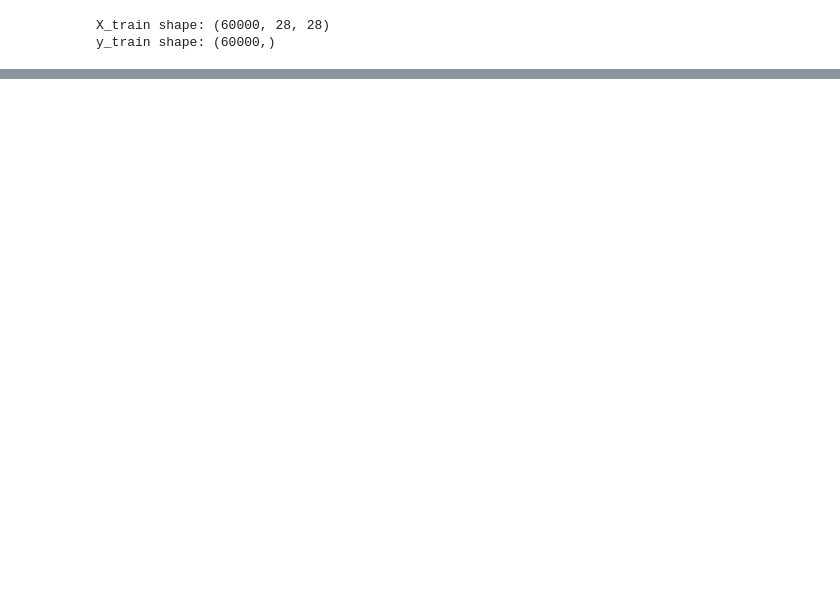
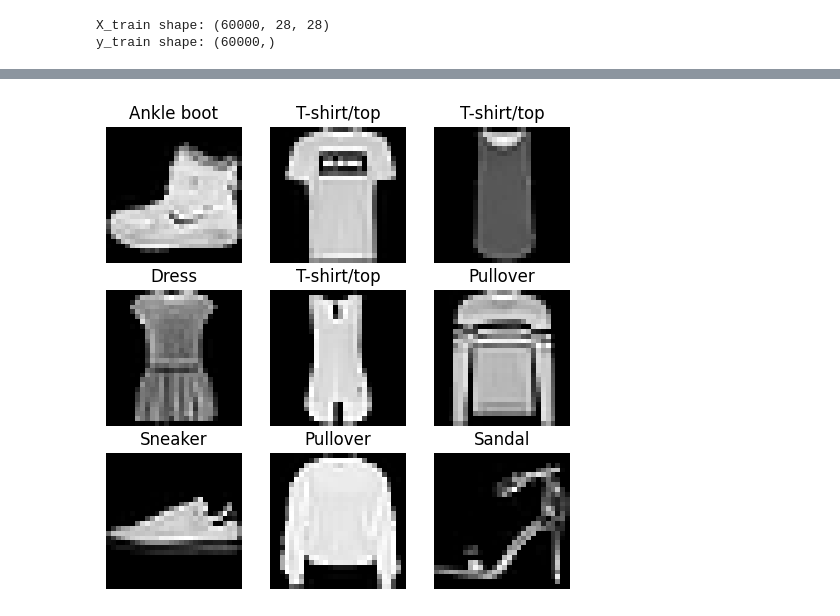
Before and after one commit to firdawss-Elhaddouchi/fashion-mnist-classification, a Jupyter notebook: notebook_class.ipynb, the cells around one changed output, grey strips where cells are left out. Cells and saved outputs as stored; diff of their text form; code cells hidden in the pictures; blank space fills up the shorter version.

```diff
--- a/notebook_class.ipynb
+++ b/notebook_class.ipynb
@@ -83,3 +83,16 @@ Téléchargement de https://github.com/zalandoresearch/fashion-mnist/raw/master/
+# %%
+class_names = [
+    "T-shirt/top",
+    "Trouser",
+    "Pullover",
+    "Dress",
+    "Coat",
+    "Sandal",
+    "Shirt",
+    "Sneaker",
+    "Bag",
+    "Ankle boot"
+]
 # %%
 print("X_train shape:", X_train.shape)
 print("y_train shape:", y_train.shape)
@@ -91,0 +136,10 @@ AttributeError: 'numpy.ndarray' object has no attribute 'info'
+# %%
+plt.figure(figsize=(6,6))
+for i in range(9):
+    plt.subplot(3,3,i+1)
+    plt.imshow(X_train[i], cmap="gray", interpolation="nearest")
+    plt.title(class_names[y_train[i]])
+    plt.axis("off")
+plt.show()
+# %% [output]
+[figure, added]
```
Also changed, not shown: parts of 4 cells of this notebook.
